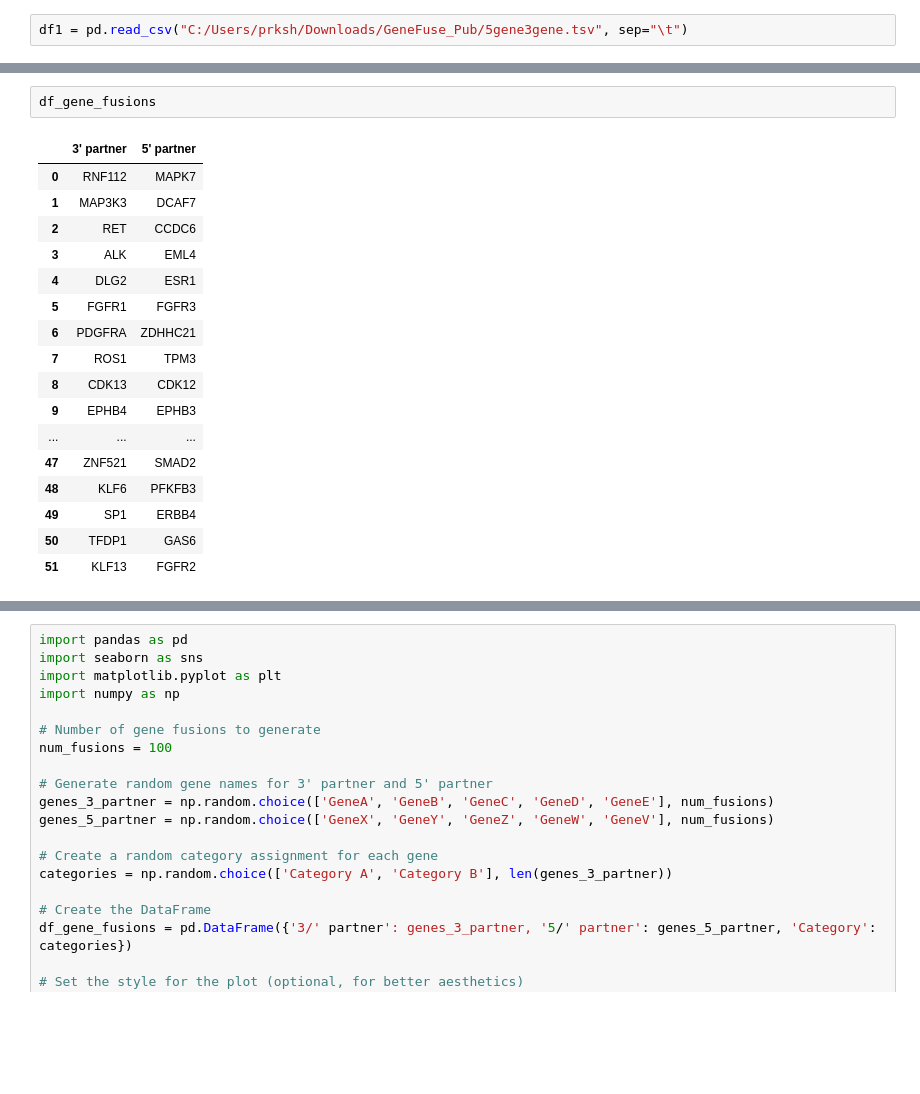
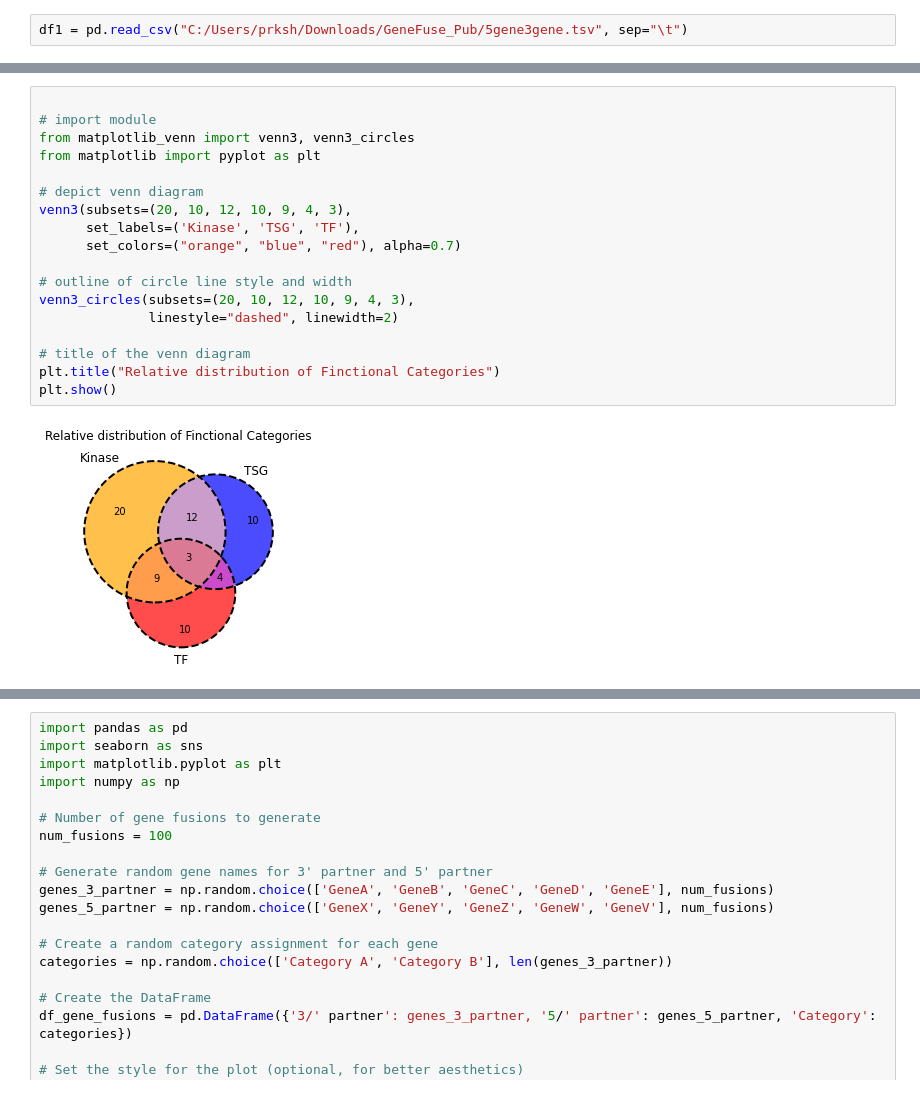
Before and after one commit to atomikkus/dsml-nov22-beginner-morning-tue, a Jupyter notebook: python_libs/numpy/IMDB-assignments.ipynb, the cells around one changed output, grey strips where cells are left out. Drawn from its saved outputs; the diff is of its cells as text; blank space fills up the shorter version.

```diff
--- a/python_libs/numpy/IMDB-assignments.ipynb
+++ b/python_libs/numpy/IMDB-assignments.ipynb
@@ -356,23 +381,23 @@ plt.show()
-# %%
-df_gene_fusions
-# %% [output]
-|  | 3' partner | 5' partner |
-| 0 | RNF112 | MAPK7 |
-| 1 | MAP3K3 | DCAF7 |
-| 2 | RET | CCDC6 |
-| 3 | ALK | EML4 |
-| 4 | DLG2 | ESR1 |
-| 5 | FGFR1 | FGFR3 |
-| 6 | PDGFRA | ZDHHC21 |
-| 7 | ROS1 | TPM3 |
-| 8 | CDK13 | CDK12 |
-| 9 | EPHB4 | EPHB3 |
-| ... | ... | ... |
-| 47 | ZNF521 | SMAD2 |
-| 48 | KLF6 | PFKFB3 |
-| 49 | SP1 | ERBB4 |
-| 50 | TFDP1 | GAS6 |
-| 51 | KLF13 | FGFR2 |
+# %%
+
+# import module
+from matplotlib_venn import venn3, venn3_circles
+from matplotlib import pyplot as plt
+
+# depict venn diagram
+venn3(subsets=(20, 10, 12, 10, 9, 4, 3),
+      set_labels=('Kinase', 'TSG', 'TF'),
+      set_colors=("orange", "blue", "red"), alpha=0.7)
+
+# outline of circle line style and width
+venn3_circles(subsets=(20, 10, 12, 10, 9, 4, 3),
+              linestyle="dashed", linewidth=2)
+
+# title of the venn diagram
+plt.title("Relative distribution of Finctional Categories")
+plt.show()
+# %% [output]
+[figure, added]
 # %%
 import pandas as pd
 import seaborn as sns
```
Also changed, not shown: parts of 7 cells of this notebook, 15 other files.
